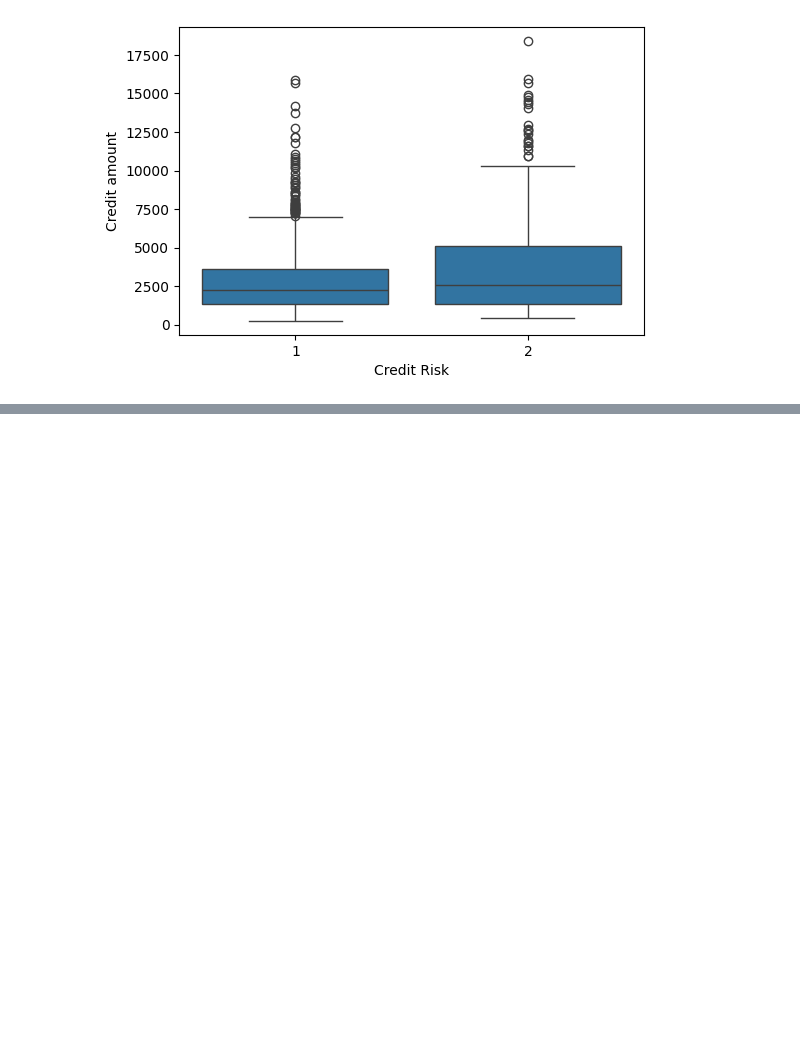
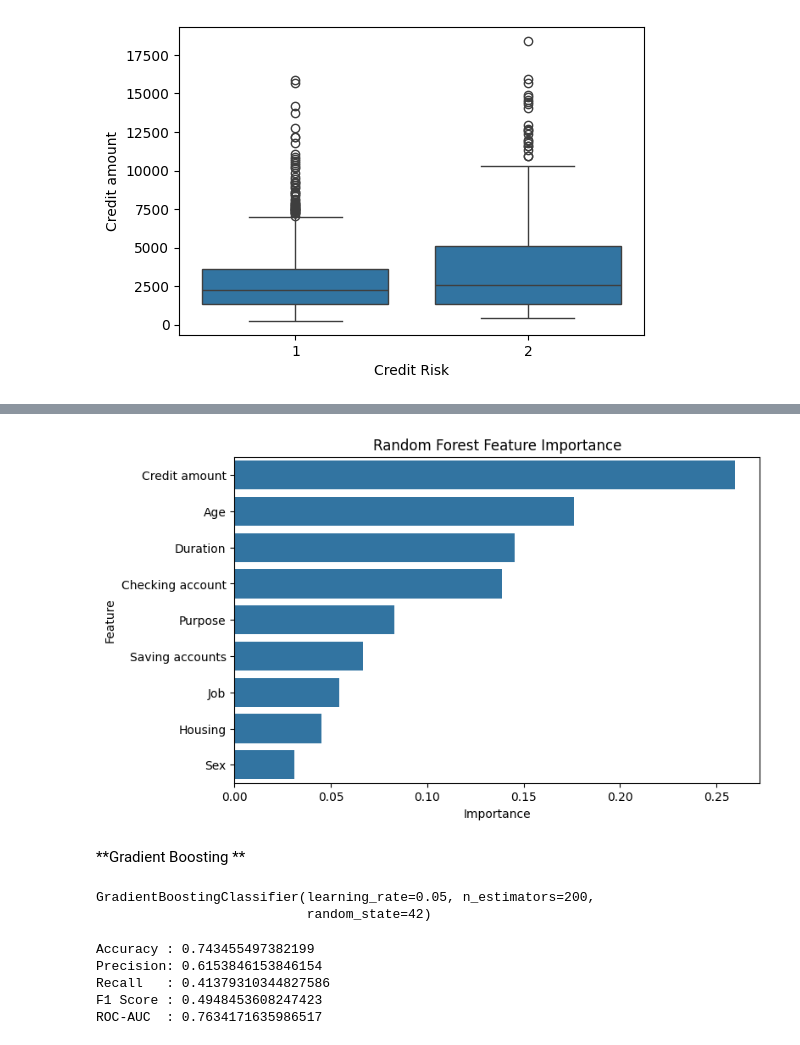
Before and after one commit to starfgrhtjyjyku/financial-risk-assessment, a Jupyter notebook: Financial_Risk_Assessment.ipynb, the cells around one changed output, grey strips where cells are left out. Drawn from its saved outputs; the diff is of its cells as text; code cells hidden in the pictures; blank space fills up the shorter version.

```diff
--- a/Financial_Risk_Assessment.ipynb
+++ b/Financial_Risk_Assessment.ipynb
@@ -234,0 +561,12 @@ plt.show()
+# %%
+feature_importance = pd.DataFrame({
+    'Feature': X.columns,
+    'Importance': rf.feature_importances_
+})
+
+feature_importance = feature_importance.sort_values(
+    by='Importance',
+    ascending=False
+)
+
+feature_importance
@@ -234,0 +584,29 @@ plt.show()
+# %%
+plt.figure(figsize=(8,5))
+
+sns.barplot(
+    data=feature_importance,
+    x='Importance',
+    y='Feature'
+)
+
+plt.title('Random Forest Feature Importance')
+
+plt.show()
+# %% [output]
+[figure, added]
+# %% [markdown]
+**Gradient Boosting **
+# %%
+from sklearn.ensemble import GradientBoostingClassifier
+
+gb = GradientBoostingClassifier(
+    n_estimators=200,
+    learning_rate=0.05,
+    random_state=42
+)
+
+gb.fit(X_train, y_train)
+# %% [output]
+GradientBoostingClassifier(learning_rate=0.05, n_estimators=200,
+                           random_state=42)
@@ -234,0 +617,12 @@ plt.show()
+# %%
+print("Accuracy :", accuracy_score(y_test, y_pred_gb))
+print("Precision:", precision_score(y_test, y_pred_gb))
+print("Recall   :", recall_score(y_test, y_pred_gb))
+print("F1 Score :", f1_score(y_test, y_pred_gb))
+print("ROC-AUC  :", roc_auc_score(y_test, y_prob_gb))
+# %% [output]
+Accuracy : 0.743455497382199
+Precision: 0.6153846153846154
+Recall   : 0.41379310344827586
+F1 Score : 0.4948453608247423
+ROC-AUC  : 0.7634171635986517
```
Also changed, not shown: parts of 40 cells of this notebook.
